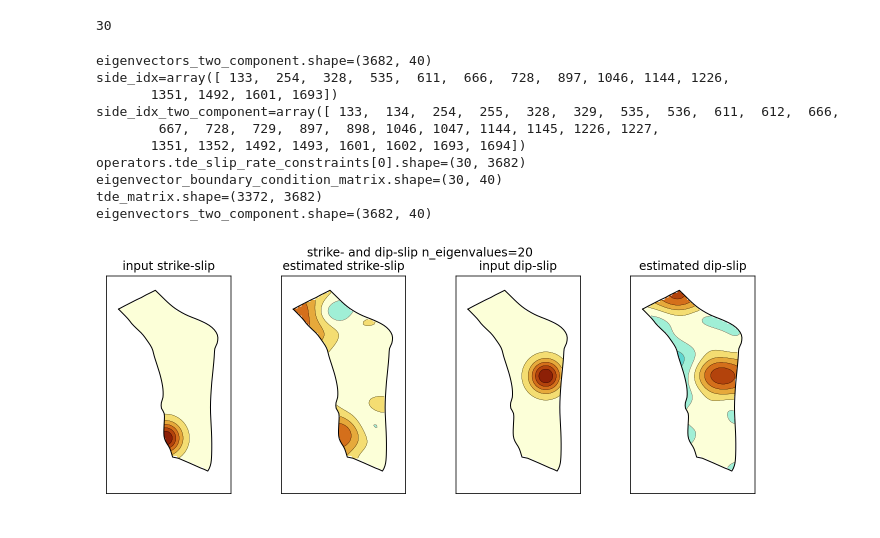
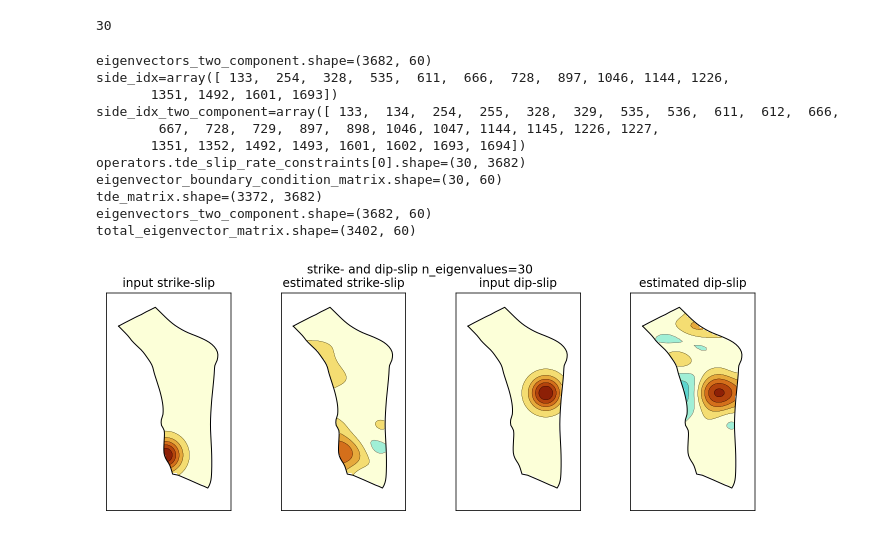
Before and after one commit to brendanjmeade/celeri, a Jupyter notebook: utilities/celeri_eigenmodes_boundary_condition_experiments.ipynb, the cells around one changed output. Saved outputs shown, nothing was run; the diff lists cells and outputs as text; code cells hidden in the pictures.

Commit message:
Experiment with different number of eigenvalues.  No new insights and still works well.

```diff
--- a/utilities/celeri_eigenmodes_boundary_condition_experiments.ipynb
+++ b/utilities/celeri_eigenmodes_boundary_condition_experiments.ipynb
@@ -619,9 +619,14 @@ def estimate_slip_eigenvectors2(n_eigenvalues, synthetic_displacements):
     eigenvector_to_displacement_matrix = tde_matrix @ eigenvectors_two_component
 
     total_eigenvector_matrix = np.vstack(
-        (eigenvector_to_displacement_matrix, eigenvector_boundary_condition_matrix))
+        (
+            eigenvector_to_displacement_matrix,
+            1e0 * eigenvector_boundary_condition_matrix,
+        )
+    )
 
     total_synthetic_displacements = np.zeros(synthetic_displacements.size + 30)
+    total_synthetic_displacements[0:synthetic_displacements.size] = synthetic_displacements
 
     # Solve for eigenvector weights
     print(f"{tde_matrix.shape=}")
@@ -632,8 +637,7 @@ def estimate_slip_eigenvectors2(n_eigenvalues, synthetic_displacements):
     )
 
     eigenvector_weights_estimated = (
-        np.linalg.pinv(total_eigenvector_matrix)
-        @ total_synthetic_displacements
+        np.linalg.pinv(total_eigenvector_matrix) @ total_synthetic_displacements
     )
 
     # Recover slip from eigenvector weights
@@ -644,35 +648,38 @@ def estimate_slip_eigenvectors2(n_eigenvalues, synthetic_displacements):
     # Assess goodness of fit to data
     predicted_displacments = tde_matrix @ slip_distribution_estimated
     mae = (
         np.sum(np.abs(predicted_displacments - synthetic_displacements))
         / synthetic_displacements.size
     )
     mse = (
         np.sum((predicted_displacments - synthetic_displacements) ** 2.0)
     ) / synthetic_displacements.size
 
+    print(f"{total_eigenvector_matrix.shape=}")
+
     return slip_distribution_estimated, mae, mse
 
 
-n_eigenvalues = 20
+n_eigenvalues = 30
 slip_distribution_estimated_two_component, mae, mse = estimate_slip_eigenvectors2(
     n_eigenvalues, synthetic_displacements
 )
 
 plot_slip_distributions(
     slip_distribution_synthetic,
     slip_distribution_estimated_two_component,
     suptitle_string=f"strike- and dip-slip {n_eigenvalues=}",
 )
 # %% [output]
-eigenvectors_two_component.shape=(3682, 40)
+eigenvectors_two_component.shape=(3682, 60)
 side_idx=array([ 133,  254,  328,  535,  611,  666,  728,  897, 1046, 1144, 1226,
        1351, 1492, 1601, 1693])
 side_idx_two_component=array([ 133,  134,  254,  255,  328,  329,  535,  536,  611,  612,  666,
         667,  728,  729,  897,  898, 1046, 1047, 1144, 1145, 1226, 1227,
        1351, 1352, 1492, 1493, 1601, 1602, 1693, 1694])
 operators.tde_slip_rate_constraints[0].shape=(30, 3682)
-eigenvector_boundary_condition_matrix.shape=(30, 40)
+eigenvector_boundary_condition_matrix.shape=(30, 60)
 tde_matrix.shape=(3372, 3682)
-eigenvectors_two_component.shape=(3682, 40)
+eigenvectors_two_component.shape=(3682, 60)
+total_eigenvector_matrix.shape=(3402, 60)
-[figure, old version]
+[figure, new version]
```
